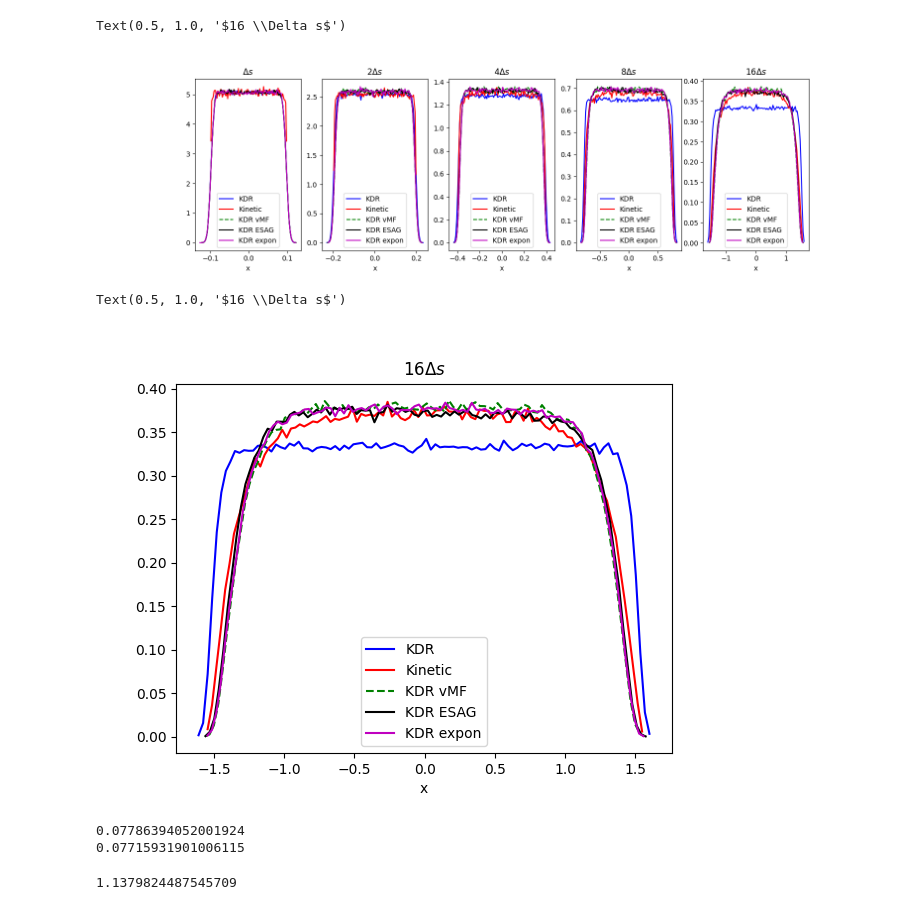
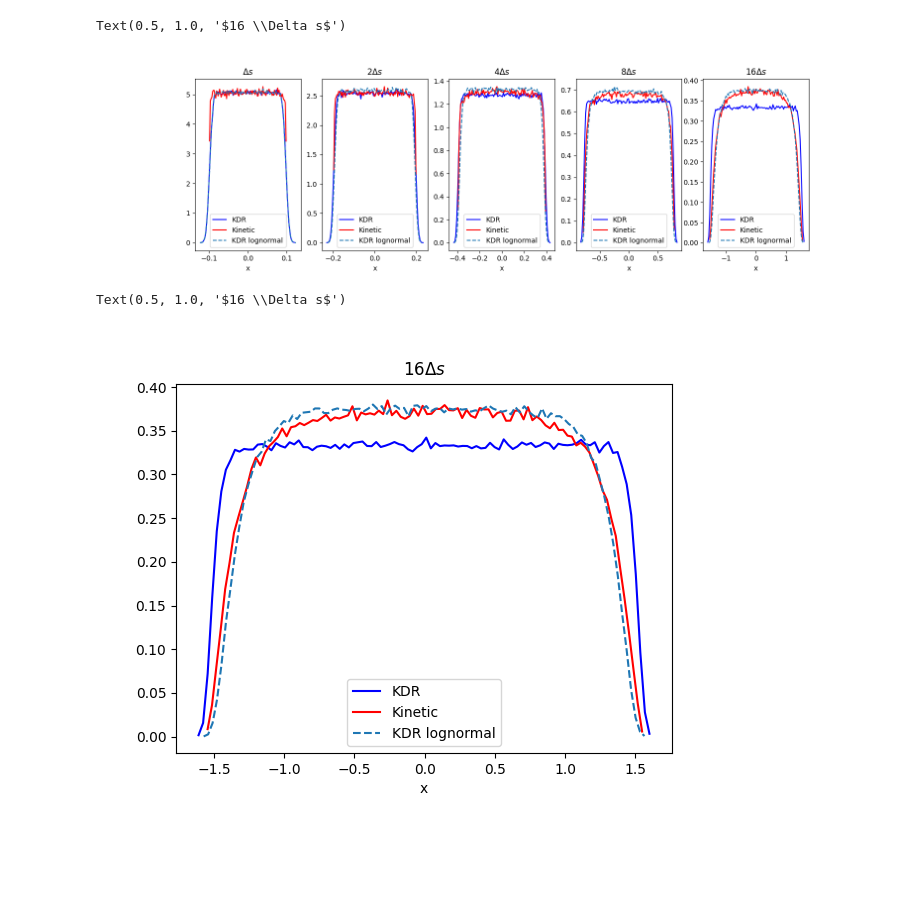
Before and after one commit to KlaasWillems/electronTransportCode, a Jupyter notebook: numericalExperiments/KDRTest/kdrTest.ipynb, the cells around one changed output. Saved outputs shown, nothing was run; the diff lists cells and outputs as text; code cells hidden in the pictures; blank space fills up the shorter version.

Commit message:
KDR test with lognormal MS distribution

```diff
--- a/numericalExperiments/KDRTest/kdrTest.ipynb
+++ b/numericalExperiments/KDRTest/kdrTest.ipynb
@@ -50,72 +50,81 @@ kdrvmfstr = '--g'
 kstr = '-r'
 esagstr = '-k'
 exponstr = '-m'
+lognormalstr = '--'
 
 kdrLabel = 'KDR'
 kineticLabel = 'Kinetic'
 kdrvmfLabel = 'KDR vMF'
 kdresagLabel = 'KDR ESAG'
 kdrexponLabel = 'KDR expon'
+kdrlognormalLabel = 'KDR lognormal'
 
 fig, (ax1, ax2, ax3, ax4, ax5) = plt.subplots(1, 5, figsize=(16, 4.5))
 ax1.plot(teeDict['kdr1'][:, 0], teeDict['kdr1'][:, 1], kdrstr, label=kdrLabel)
 ax1.plot(teeDict['k1'][:, 0], teeDict['k1'][:, 1], kstr, label=kineticLabel)
-ax1.plot(teeDict['kdrvmf1'][:, 0], teeDict['kdrvmf1'][:, 1], kdrvmfstr, label=kdrvmfLabel)
-ax1.plot(teeDict['kdresag1'][:, 0], teeDict['kdresag1'][:, 1], esagstr, label=kdresagLabel)
-ax1.plot(teeDict['kdrexpon1'][:, 0], teeDict['kdrexpon1'][:, 1], exponstr, label=kdrexponLabel)
+# ax1.plot(teeDict['kdrvmf1'][:, 0], teeDict['kdrvmf1'][:, 1], kdrvmfstr, label=kdrvmfLabel)
+# ax1.plot(teeDict['kdresag1'][:, 0], teeDict['kdresag1'][:, 1], esagstr, label=kdresagLabel)
+# ax1.plot(teeDict['kdrexpon1'][:, 0], teeDict['kdrexpon1'][:, 1], exponstr, label=kdrexponLabel)
+ax1.plot(teeDict['kdrlognormal1'][:, 0], teeDict['kdrlognormal1'][:, 1], lognormalstr, label=kdrlognormalLabel)
 
 ax1.legend()
 ax1.set_xlabel('x')
 ax1.set_title('$\Delta s$')
 
 ax2.plot(teeDict['kdr2'][:, 0], teeDict['kdr2'][:, 1], kdrstr, label=kdrLabel)
 ax2.plot(teeDict['k2'][:, 0], teeDict['k2'][:, 1], kstr, label=kineticLabel)
-ax2.plot(teeDict['kdrvmf2'][:, 0], teeDict['kdrvmf2'][:, 1], kdrvmfstr, label=kdrvmfLabel)
-ax2.plot(teeDict['kdresag2'][:, 0], teeDict['kdresag2'][:, 1], esagstr, label=kdresagLabel)
-ax2.plot(teeDict['kdrexpon2'][:, 0], teeDict['kdrexpon2'][:, 1], exponstr, label=kdrexponLabel)
+# ax2.plot(teeDict['kdrvmf2'][:, 0], teeDict['kdrvmf2'][:, 1], kdrvmfstr, label=kdrvmfLabel)
+# ax2.plot(teeDict['kdresag2'][:, 0], teeDict['kdresag2'][:, 1], esagstr, label=kdresagLabel)
+# ax2.plot(teeDict['kdrexpon2'][:, 0], teeDict['kdrexpon2'][:, 1], exponstr, label=kdrexponLabel)
+ax2.plot(teeDict['kdrlognormal2'][:, 0], teeDict['kdrlognormal2'][:, 1], lognormalstr, label=kdrlognormalLabel)
 ax2.legend()
 ax2.set_xlabel('x')
 ax2.set_title('$2 \Delta s$')
 
 ax3.plot(teeDict['kdr4'][:, 0], teeDict['kdr4'][:, 1], kdrstr, label=kdrLabel)
 ax3.plot(teeDict['k4'][:, 0], teeDict['k4'][:, 1], kstr, label=kineticLabel)
-ax3.plot(teeDict['kdrvmf4'][:, 0], teeDict['kdrvmf4'][:, 1], kdrvmfstr, label=kdrvmfLabel)
-ax3.plot(teeDict['kdresag4'][:, 0], teeDict['kdresag4'][:, 1], esagstr, label=kdresagLabel)
-ax3.plot(teeDict['kdrexpon4'][:, 0], teeDict['kdrexpon4'][:, 1], exponstr, label=kdrexponLabel)
+# ax3.plot(teeDict['kdrvmf4'][:, 0], teeDict['kdrvmf4'][:, 1], kdrvmfstr, label=kdrvmfLabel)
+# ax3.plot(teeDict['kdresag4'][:, 0], teeDict['kdresag4'][:, 1], esagstr, label=kdresagLabel)
+# ax3.plot(teeDict['kdrexpon4'][:, 0], teeDict['kdrexpon4'][:, 1], exponstr, label=kdrexponLabel)
+ax3.plot(teeDict['kdrlognormal4'][:, 0], teeDict['kdrlognormal4'][:, 1], lognormalstr, label=kdrlognormalLabel)
 ax3.legend()
 ax3.set_xlabel('x')
 ax3.set_title('$4 \Delta s$')
 
 ax4.plot(teeDict['kdr8'][:, 0], teeDict['kdr8'][:, 1], kdrstr, label=kdrLabel)
 ax4.plot(teeDict['k8'][:, 0], teeDict['k8'][:, 1], kstr, label=kineticLabel)
-ax4.plot(teeDict['kdrvmf8'][:, 0], teeDict['kdrvmf8'][:, 1], kdrvmfstr, label=kdrvmfLabel)
-ax4.plot(teeDict['kdresag8'][:, 0], teeDict['kdresag8'][:, 1], esagstr, label=kdresagLabel)
-ax4.plot(teeDict['kdrexpon8'][:, 0], teeDict['kdrexpon8'][:, 1], exponstr, label=kdrexponLabel)
+# ax4.plot(teeDict['kdrvmf8'][:, 0], teeDict['kdrvmf8'][:, 1], kdrvmfstr, label=kdrvmfLabel)
+# ax4.plot(teeDict['kdresag8'][:, 0], teeDict['kdresag8'][:, 1], esagstr, label=kdresagLabel)
+# ax4.plot(teeDict['kdrexpon8'][:, 0], teeDict['kdrexpon8'][:, 1], exponstr, label=kdrexponLabel)
+ax4.plot(teeDict['kdrlognormal8'][:, 0], teeDict['kdrlognormal8'][:, 1], lognormalstr, label=kdrlognormalLabel)
 ax4.legend()
 ax4.set_xlabel('x')
 ax4.set_title('$8 \Delta s$')
 
 ax5.plot(teeDict['kdr16'][:, 0], teeDict['kdr16'][:, 1], kdrstr, label=kdrLabel)
 ax5.plot(teeDict['k16'][:, 0], teeDict['k16'][:, 1], kstr, label=kineticLabel)
-ax5.plot(teeDict['kdrvmf16'][:, 0], teeDict['kdrvmf16'][:, 1], kdrvmfstr, label=kdrvmfLabel)
-ax5.plot(teeDict['kdresag16'][:, 0], teeDict['kdresag16'][:, 1], esagstr, label=kdresagLabel)
-ax5.plot(teeDict['kdrexpon16'][:, 0], teeDict['kdrexpon16'][:, 1], exponstr, label=kdrexponLabel)
+# ax5.plot(teeDict['kdrvmf16'][:, 0], teeDict['kdrvmf16'][:, 1], kdrvmfstr, label=kdrvmfLabel)
+# ax5.plot(teeDict['kdresag16'][:, 0], teeDict['kdresag16'][:, 1], esagstr, label=kdresagLabel)
+# ax5.plot(teeDict['kdrexpon16'][:, 0], teeDict['kdrexpon16'][:, 1], exponstr, label=kdrexponLabel)
+ax5.plot(teeDict['kdrlognormal16'][:, 0], teeDict['kdrlognormal16'][:, 1], lognormalstr, label=kdrlognormalLabel)
 ax5.legend()
 ax5.set_xlabel('x')
 ax5.set_title('$16 \Delta s$')
 # %% [output]
 Text(0.5, 1.0, '$16 \\Delta s$')
-[figure, old version]
+[figure, new version]
 # %%
 fig, ax = plt.subplots(1, 1)
 ax.plot(teeDict['kdr16'][:, 0], teeDict['kdr16'][:, 1], kdrstr, label=kdrLabel)
 ax.plot(teeDict['k16'][:, 0], teeDict['k16'][:, 1], kstr, label=kineticLabel)
-ax.plot(teeDict['kdrvmf16'][:, 0], teeDict['kdrvmf16'][:, 1], kdrvmfstr, label=kdrvmfLabel)
-ax.plot(teeDict['kdresag16'][:, 0], teeDict['kdresag16'][:, 1], esagstr, label=kdresagLabel)
-ax.plot(teeDict['kdrexpon16'][:, 0], teeDict['kdrexpon16'][:, 1], exponstr, label=kdrexponLabel)
+# ax.plot(teeDict['kdrvmf16'][:, 0], teeDict['kdrvmf16'][:, 1], kdrvmfstr, label=kdrvmfLabel)
+# ax.plot(teeDict['kdresag16'][:, 0], teeDict['kdresag16'][:, 1], esagstr, label=kdresagLabel)
+# ax.plot(teeDict['kdrexpon16'][:, 0], teeDict['kdrexpon16'][:, 1], exponstr, label=kdrexponLabel)
+ax.plot(teeDict['kdrlognormal16'][:, 0], teeDict['kdrlognormal16'][:, 1], lognormalstr, label=kdrlognormalLabel)
+
 ax.legend()
 ax.set_xlabel('x')
 ax.set_title('$16 \Delta s$')
 # %% [output]
 Text(0.5, 1.0, '$16 \\Delta s$')
-[figure, old version]
+[figure, new version]
@@ -140,11 +130,0 @@ npsamples = np.array(timeit.repeat(stmt=c2, setup=s2, repeat=N), dtype=float)
-# %%
-print(spsamples.mean())
-print(npsamples.mean())
-# %% [output]
-0.07786394052001924
-0.07715931901006115
-# %%
-import scipy.stats
-scipy.stats.lognorm.rvs(s=1, size = 1)[0]
-# %% [output]
-1.1379824487545709
```
Also changed, not shown: parts of 2 cells of this notebook, 56 other files.
